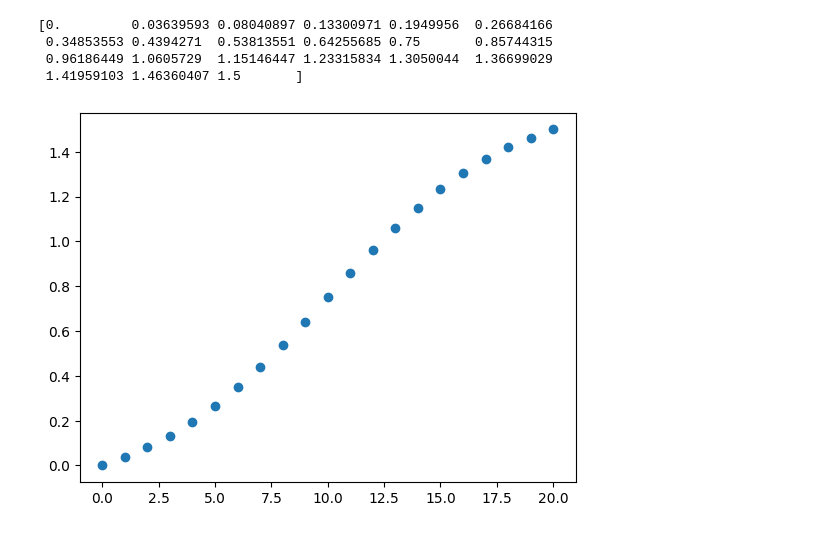
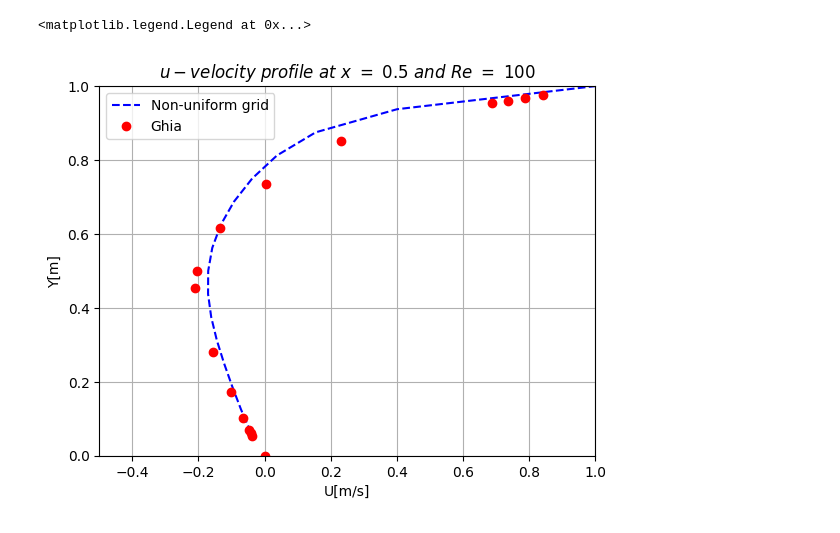
Before and after one commit to juhincapiem/CFD_codigos, a Jupyter notebook: FDM/LDC02.ipynb, the cells around one changed output. Drawn from its saved outputs; the diff is of its cells as text; code cells hidden in the pictures.

Commit message:
Comparison against Ghia

```diff
--- a/FDM/LDC02.ipynb
+++ b/FDM/LDC02.ipynb
@@ -221,21 +223,51 @@ cavity.plotter()
-# %%
-def RG( stretch, L, N):
-    grid = np.zeros(N+1)
-    tanGamma = np.tanh(stretch)
-
-    for i in range(0, N+1):
-        epsilon = 1 - 2*(i)/(N)
-        grid[i] = (1 - np.tanh(stretch*epsilon)/tanGamma)*0.5*L
-
-    return grid
-
-grid = RG(1.2, 1.5, 20)
-
-plt.plot(grid, 'o')
-print(grid)
-# %% [output]
-[0.         0.03639593 0.08040897 0.13300971 0.1949956  0.26684166
- 0.34853553 0.4394271  0.53813551 0.64255685 0.75       0.85744315
- 0.96186449 1.0605729  1.15146447 1.23315834 1.3050044  1.36699029
- 1.41959103 1.46360407 1.5       ]
-[figure, removed]
+# %%
+#Función para hacer postproceso
+def postPro(X, Y, U, V, vectorX, vectorY):
+
+    #Convierto la malla en un vector, para poder interpolar
+    flatX = X.flatten()
+    flatY = Y.flatten()
+    flatU = U.flatten()
+    flatV = V.flatten()
+
+    InterU = griddata((flatX, flatY), flatU, (vectorX,vectorY), method='cubic')
+    InterV = griddata((flatX, flatY), flatV, (vectorX,vectorY), method='cubic')
+
+    return InterU, InterV
+
+#Importamo los archivos almacenados
+filename01 = 'P_Re100.txt'
+filename02 = 'U_Re100.txt'
+filename03 = 'V_Re100.txt'
+filename04 = 'X100.txt'
+filename05 = 'Y100.txt'
+filename06 = 'perfilU_Re100.txt'
+
+#Se almacenan en matrices
+pressureField = np.loadtxt(filename01, delimiter=' ', skiprows=1, dtype=float)
+uField = np.loadtxt(filename02, delimiter=' ', skiprows=1, dtype=float)
+vField = np.loadtxt(filename03, delimiter=' ', skiprows=1, dtype=float)
+X = np.loadtxt(filename04, delimiter=' ', skiprows=1, dtype=float)
+Y = np.loadtxt(filename05, delimiter=' ', skiprows=1, dtype=float)
+ghia = np.loadtxt(filename06, delimiter=' ', skiprows=1, dtype=float)
+
+#Quiero conocer el perfil de velocidad en el centro
+vectorX = np.ones(17)*0.5
+vectorY = np.linspace(0, Ly, 17)
+
+InterU, InterV = postPro(X, Y, uField, vField, vectorX, vectorY)
+
+normU = InterU/lidVel
+fig, ax = plt.subplots()
+ax.plot(normU, vectorY, '--b', label ='Non-uniform grid')
+ax.plot(ghia[:,1], ghia[:,0], 'or', label = 'Ghia')
+ax.set_xlim([-0.5, 1])
+ax.set_ylim([0, Ly])
+ax.grid()
+ax.set_xlabel('U[m/s]')
+ax.set_ylabel('Y[m]')
+ax.set_title('$u-velocity~profile~at~x~=~0.5~and~Re~=~100$')
+ax.legend(loc ="upper left")
+# %% [output]
+<matplotlib.legend.Legend at 0x...>
+[figure, added]
```
Also changed, not shown: parts of 3 cells of this notebook.
